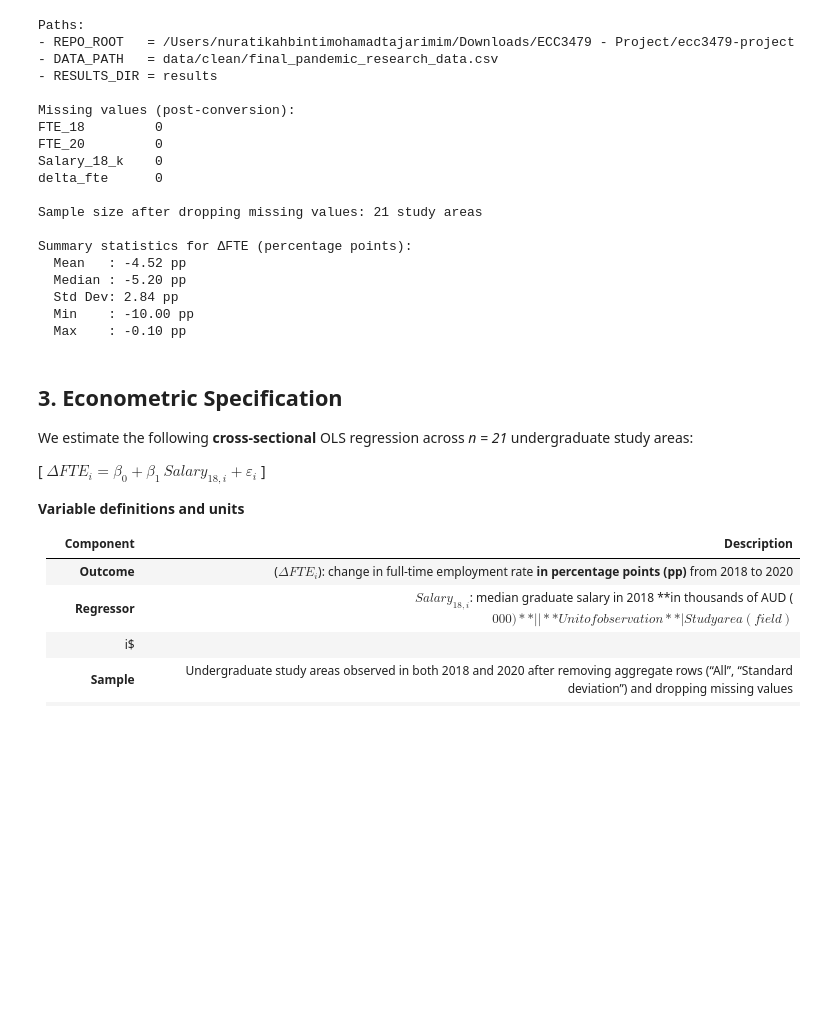
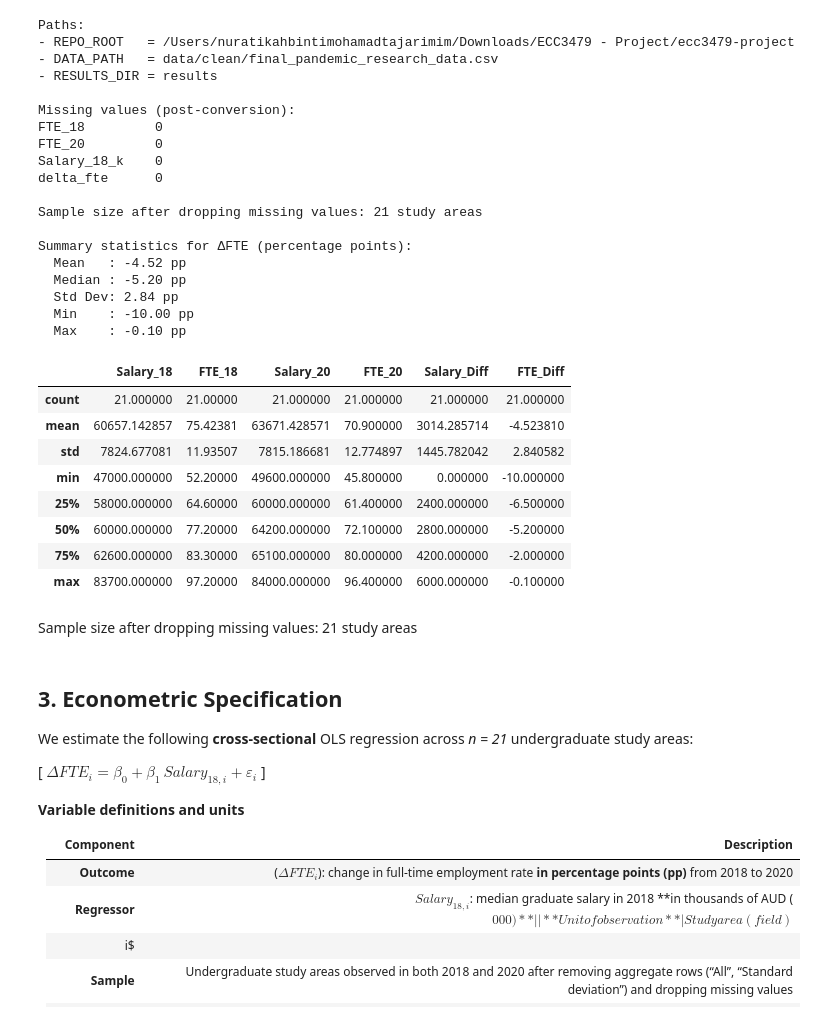
Before and after one commit to atikahtajarimim/ecc3479-project, a Jupyter notebook: code/econometric_analysis.ipynb, the cells around one changed output. Saved outputs shown, nothing was run; the diff lists cells and outputs as text; code cells hidden in the pictures; blank space fills up the shorter version.

```diff
--- a/code/econometric_analysis.ipynb
+++ b/code/econometric_analysis.ipynb
@@ -140,6 +140,29 @@ Summary statistics for ΔFTE (percentage points):
   Std Dev: 2.84 pp
   Min    : -10.00 pp
   Max    : -0.10 pp
+# %%
+summary_stats = df[[
+    "Salary_18",
+    "FTE_18",
+    "Salary_20",
+    "FTE_20",
+    "Salary_Diff",
+    "FTE_Diff"
+]].describe()
+
+summary_stats
+# %% [output]
+|  | Salary_18 | FTE_18 | Salary_20 | FTE_20 | Salary_Diff | FTE_Diff |
+| count | 21.000000 | 21.00000 | 21.000000 | 21.000000 | 21.000000 | 21.000000 |
+| mean | 60657.142857 | 75.42381 | 63671.428571 | 70.900000 | 3014.285714 | -4.523810 |
+| std | 7824.677081 | 11.93507 | 7815.186681 | 12.774897 | 1445.782042 | 2.840582 |
+| min | 47000.000000 | 52.20000 | 49600.000000 | 45.800000 | 0.000000 | -10.000000 |
+| 25% | 58000.000000 | 64.60000 | 60000.000000 | 61.400000 | 2400.000000 | -6.500000 |
+| 50% | 60000.000000 | 77.20000 | 64200.000000 | 72.100000 | 2800.000000 | -5.200000 |
+| 75% | 62600.000000 | 83.30000 | 65100.000000 | 80.000000 | 4200.000000 | -2.000000 |
+| max | 83700.000000 | 97.20000 | 84000.000000 | 96.400000 | 6000.000000 | -0.100000 |
+# %% [markdown]
+Sample size after dropping missing values: 21 study areas
 # %% [markdown]
 <a id='specification'></a>
 ## 3. Econometric Specification
```
